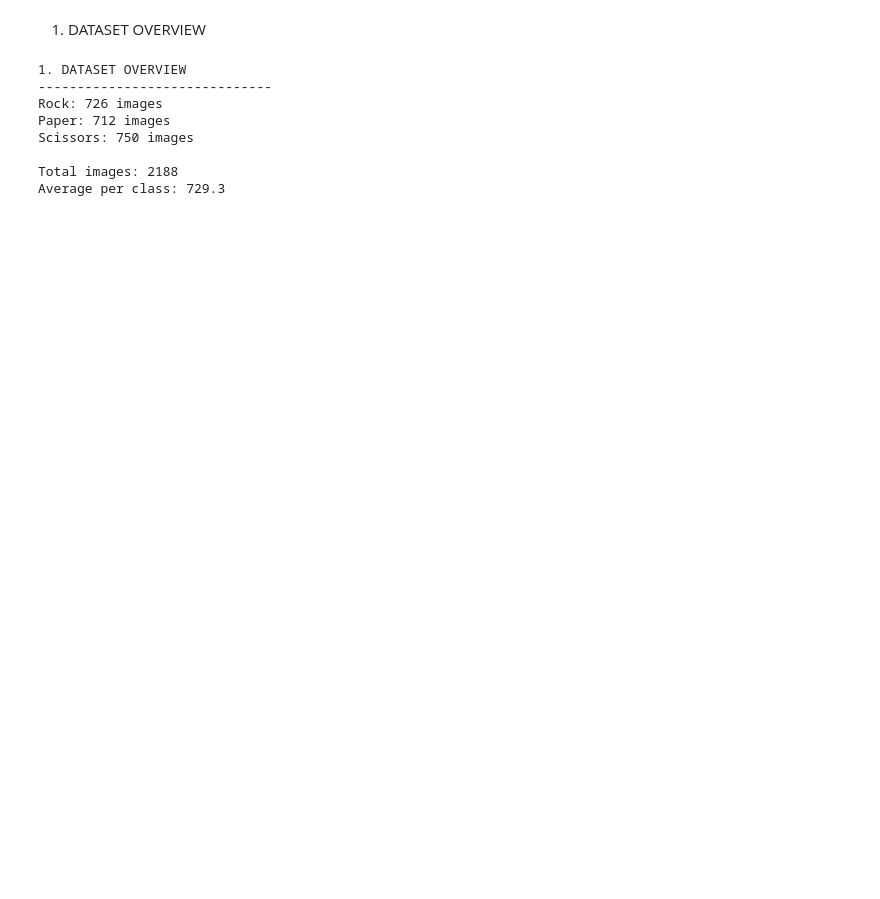
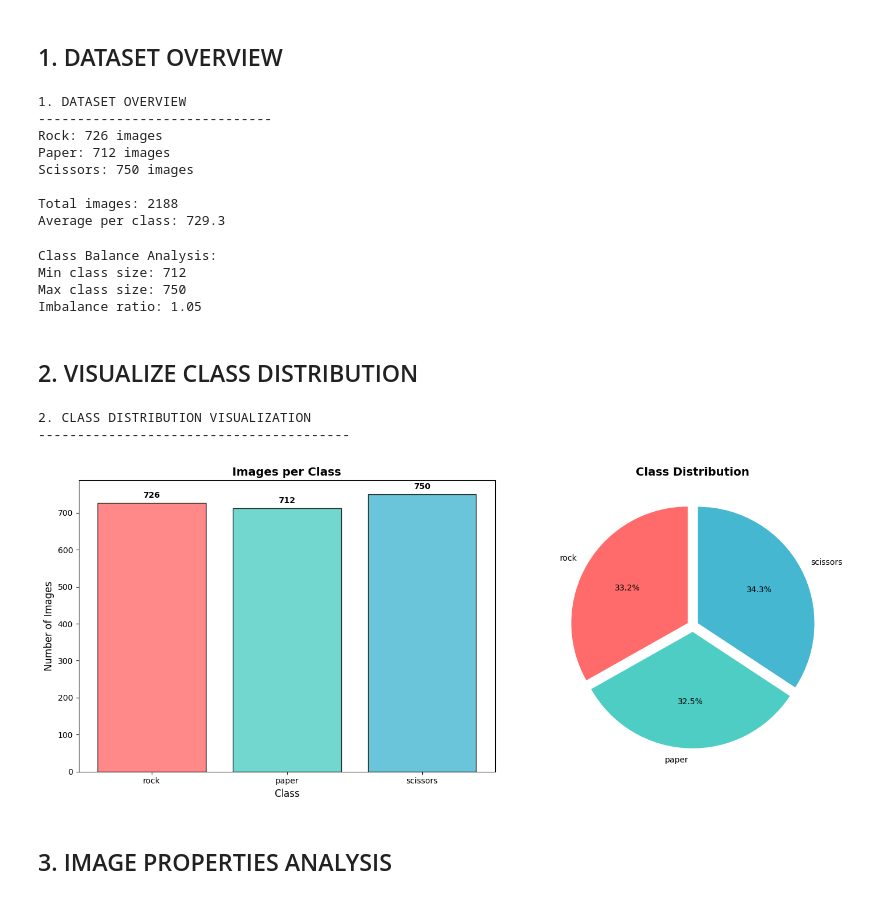
Before and after one commit to SamueleSamonini/images-rock-paper-scissors-cnn, a Jupyter notebook: notebooks/01_data_exploration.ipynb, the cells around one changed output. Drawn from its saved outputs; the diff is of its cells as text; code cells hidden in the pictures; blank space fills up the shorter version.

```diff
--- a/notebooks/01_data_exploration.ipynb
+++ b/notebooks/01_data_exploration.ipynb
@@ -17,7 +17,7 @@ warnings.filterwarnings('ignore')
 plt.style.use('default')
 sns.set_palette("husl")
 # %% [markdown]
-1. DATASET OVERVIEW
+## 1. DATASET OVERVIEW
 # %%
 # Define paths
 data_path = '../data'
@@ -49,3 +49,54 @@ Scissors: 750 images
 
 Total images: 2188
 Average per class: 729.3
+# %%
+# Class distribution analysis
+print(f"\nClass Balance Analysis:")
+min_count = min(class_counts.values())
+max_count = max(class_counts.values())
+print(f"Min class size: {min_count}")
+print(f"Max class size: {max_count}")
+print(f"Imbalance ratio: {max_count/min_count:.2f}")
+# %% [output]
+Class Balance Analysis:
+Min class size: 712
+Max class size: 750
+Imbalance ratio: 1.05
+# %% [markdown]
+## 2. VISUALIZE CLASS DISTRIBUTION
+# %%
+print("\n2. CLASS DISTRIBUTION VISUALIZATION")
+print("-" * 40)
+
+# Create distribution plots
+fig, (ax1, ax2) = plt.subplots(1, 2, figsize=(15, 6))
+
+# Bar plot
+classes_list = list(class_counts.keys())
+counts_list = list(class_counts.values())
+colors = ['#FF6B6B', '#4ECDC4', '#45B7D1']
+
+bars = ax1.bar(classes_list, counts_list, color=colors, alpha=0.8, edgecolor='black')
+ax1.set_title('Images per Class', fontsize=14, fontweight='bold')
+ax1.set_ylabel('Number of Images', fontsize=12)
+ax1.set_xlabel('Class', fontsize=12)
+
+# Add value labels on bars
+for bar, count in zip(bars, counts_list):
+    height = bar.get_height()
+    ax1.text(bar.get_x() + bar.get_width()/2., height + 10,
+             f'{count}', ha='center', va='bottom', fontweight='bold')
+
+# Pie chart
+ax2.pie(counts_list, labels=classes_list, colors=colors, autopct='%1.1f%%',
+        startangle=90, explode=(0.05, 0.05, 0.05))
+ax2.set_title('Class Distribution', fontsize=14, fontweight='bold')
+
+plt.tight_layout()
+plt.show()
+# %% [output]
+2. CLASS DISTRIBUTION VISUALIZATION
+----------------------------------------
+[figure, added]
+# %% [markdown]
+## 3. IMAGE PROPERTIES ANALYSIS
```
Also changed, not shown: parts of 8 cells of this notebook.
